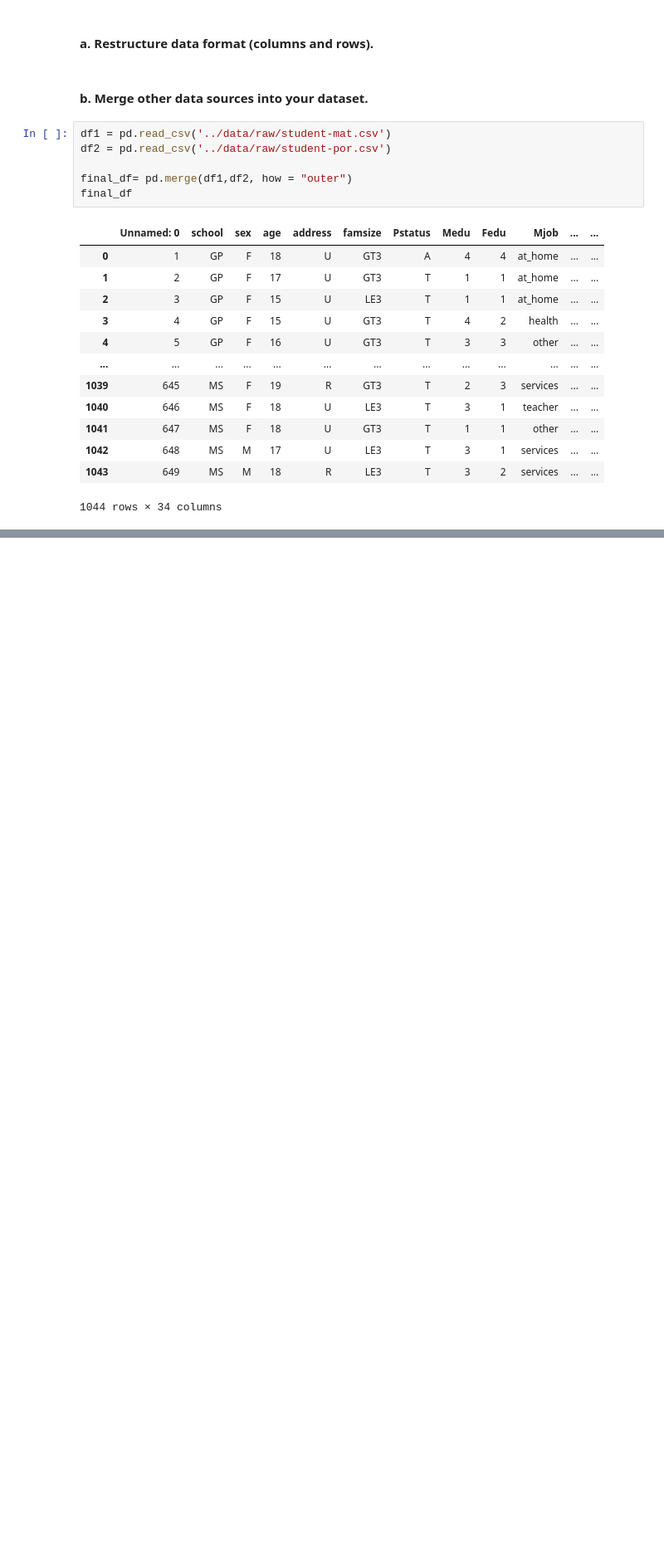
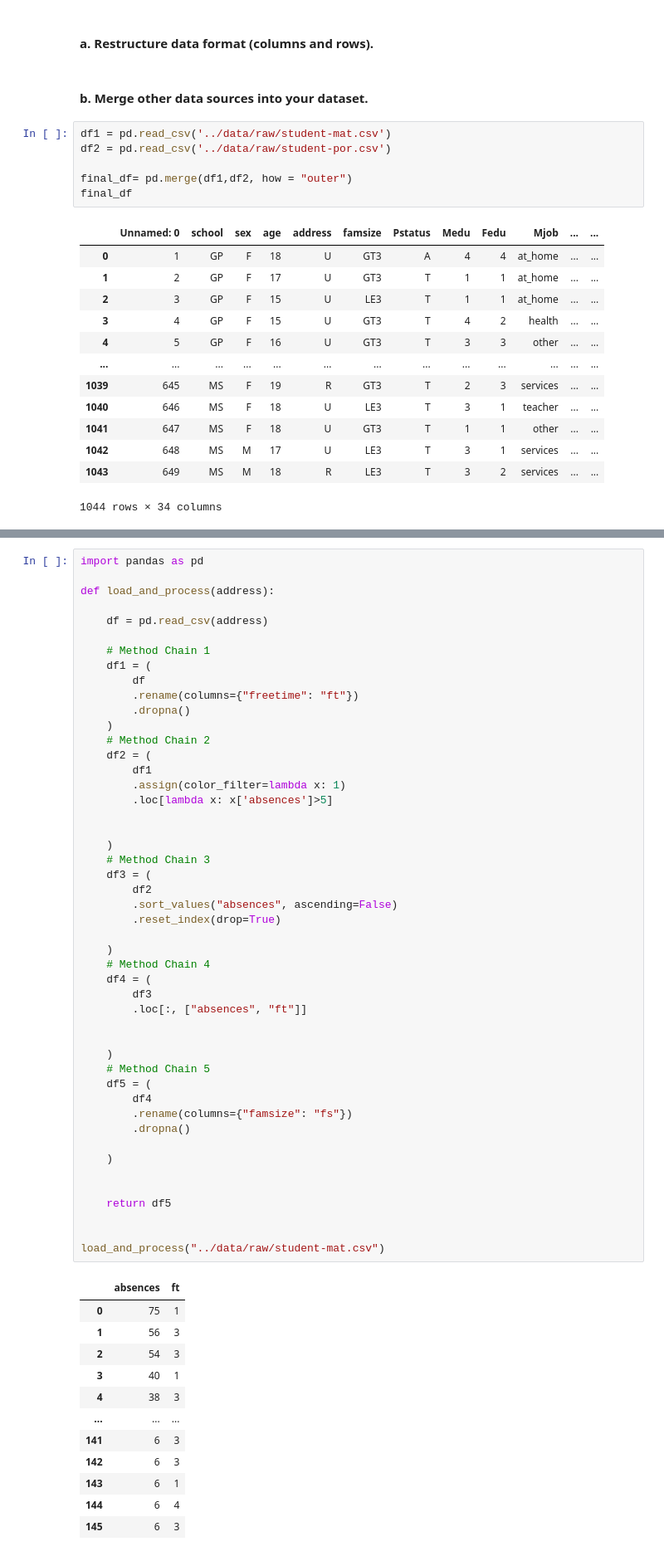
Before and after one commit to ubco-W2022T1-cosc301/project-group33, a Jupyter notebook: notebooks/analysis1.ipynb, the cells around one changed output, grey strips where cells are left out. Shown: that part at 83% size. Cells and saved outputs as stored; diff of their text form; blank space fills up the shorter version.

```diff
--- a/notebooks/analysis1.ipynb
+++ b/notebooks/analysis1.ipynb
@@ -283,0 +349,61 @@ final_df
+# %%
+import pandas as pd
+
+def load_and_process(address):
+
+    df = pd.read_csv(address)
+
+    # Method Chain 1
+    df1 = (
+        df
+        .rename(columns={"freetime": "ft"})
+        .dropna()
+    )
+    # Method Chain 2
+    df2 = (
+        df1
+        .assign(color_filter=lambda x: 1)
+        .loc[lambda x: x['absences']>5]
+
+
+    )
+    # Method Chain 3
+    df3 = (
+        df2
+        .sort_values("absences", ascending=False)
+        .reset_index(drop=True)
+
+    )
+    # Method Chain 4
+    df4 = (
+        df3
+        .loc[:, ["absences", "ft"]]
+
+
+    )
+    # Method Chain 5
+    df5 = (
+        df4
+        .rename(columns={"famsize": "fs"})
+        .dropna()
+
+    )
+
+
+    return df5
+
+
+load_and_process("../data/raw/student-mat.csv")
+# %% [output]
+|  | absences | ft |
+| 0 | 75 | 1 |
+| 1 | 56 | 3 |
+| 2 | 54 | 3 |
+| 3 | 40 | 1 |
+| 4 | 38 | 3 |
+| ... | ... | ... |
+| 141 | 6 | 3 |
+| 142 | 6 | 3 |
+| 143 | 6 | 1 |
+| 144 | 6 | 4 |
+| 145 | 6 | 3 |
```
Also changed, not shown: parts of 7 cells of this notebook, 2 other files.
